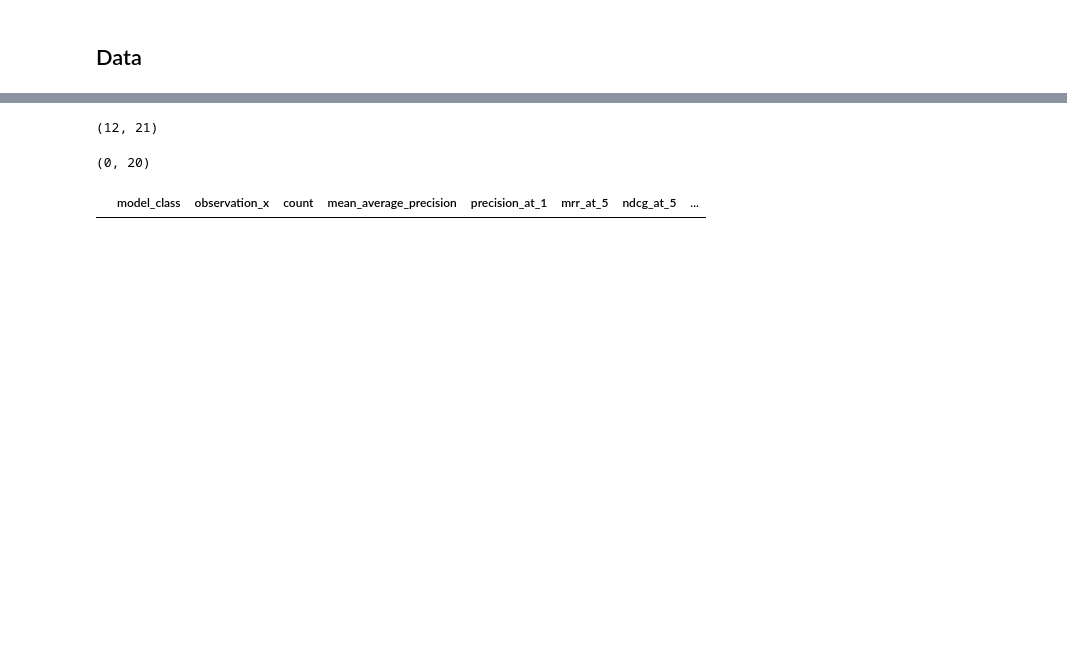
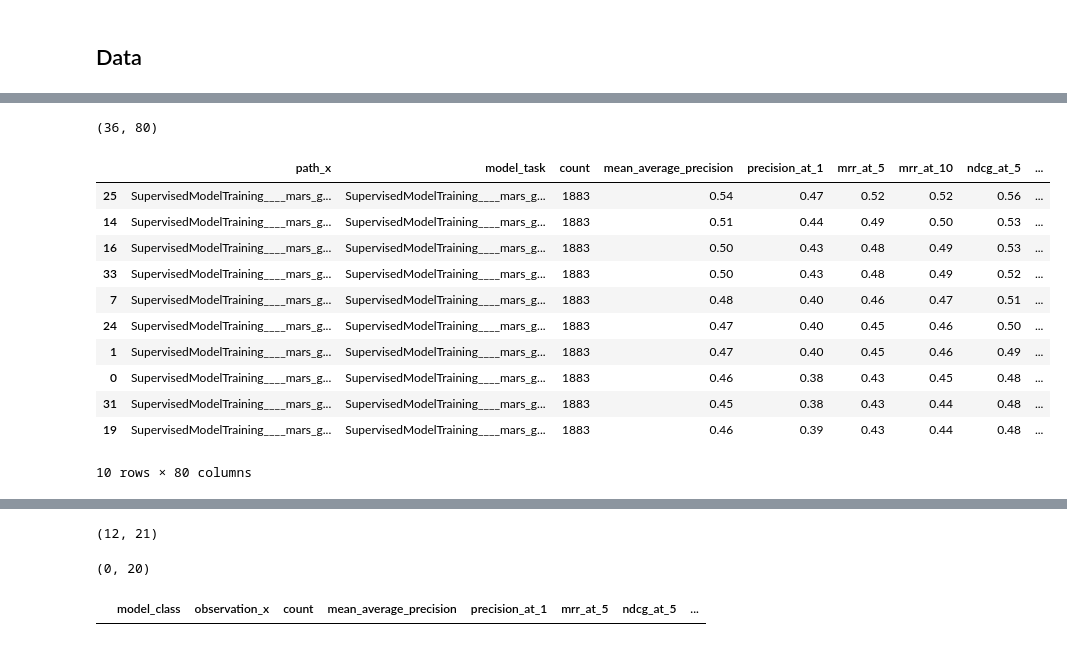
Before and after one commit to marlesson/triplet_session, a Jupyter notebook: Evaluation - Compare results.ipynb, the cells around one changed output, grey strips where cells are left out. Cells and saved outputs as stored; diff of their text form; code cells hidden in the pictures; blank space fills up the shorter version.

```diff
--- a/Evaluation - Compare results.ipynb
+++ b/Evaluation - Compare results.ipynb
@@ -197,4 +210,22 @@ Index(['path_x', 'model_task', 'count', 'mean_average_precision',
        'recommender_extra_params.p_nv', 'model_class', 'triplet_path'],
       dtype='object')
 # %%
-df = df[df['project'] == 'mercado_livre.config.mercado_livre_rnn']
+df = df[df['project'] == 'mercado_livre.config.mercado_livre_transformer']
+df.shape
+# %% [output]
+(36, 80)
+# %%
+df.sort_values(['ndcg_at_10'], ascending=False).head(10)
+# %% [output]
+|  | path_x | model_task | count | mean_average_precision | precision_at_1 | mrr_at_5 | mrr_at_10 | ndcg_at_5 | ... |
+| 25 | SupervisedModelTraining____mars_g... | SupervisedModelTraining____mars_g... | 1883 | 0.54 | 0.47 | 0.52 | 0.52 | 0.56 | ... |
+| 14 | SupervisedModelTraining____mars_g... | SupervisedModelTraining____mars_g... | 1883 | 0.51 | 0.44 | 0.49 | 0.50 | 0.53 | ... |
+| 16 | SupervisedModelTraining____mars_g... | SupervisedModelTraining____mars_g... | 1883 | 0.50 | 0.43 | 0.48 | 0.49 | 0.53 | ... |
+| 33 | SupervisedModelTraining____mars_g... | SupervisedModelTraining____mars_g... | 1883 | 0.50 | 0.43 | 0.48 | 0.49 | 0.52 | ... |
+| 7 | SupervisedModelTraining____mars_g... | SupervisedModelTraining____mars_g... | 1883 | 0.48 | 0.40 | 0.46 | 0.47 | 0.51 | ... |
+| 24 | SupervisedModelTraining____mars_g... | SupervisedModelTraining____mars_g... | 1883 | 0.47 | 0.40 | 0.45 | 0.46 | 0.50 | ... |
+| 1 | SupervisedModelTraining____mars_g... | SupervisedModelTraining____mars_g... | 1883 | 0.47 | 0.40 | 0.45 | 0.46 | 0.49 | ... |
+| 0 | SupervisedModelTraining____mars_g... | SupervisedModelTraining____mars_g... | 1883 | 0.46 | 0.38 | 0.43 | 0.45 | 0.48 | ... |
+| 31 | SupervisedModelTraining____mars_g... | SupervisedModelTraining____mars_g... | 1883 | 0.45 | 0.38 | 0.43 | 0.44 | 0.48 | ... |
+| 19 | SupervisedModelTraining____mars_g... | SupervisedModelTraining____mars_g... | 1883 | 0.46 | 0.39 | 0.43 | 0.44 | 0.48 | ... |
+10 rows × 80 columns
```
Also changed, not shown: parts of 17 cells of this notebook, 7 other files.
